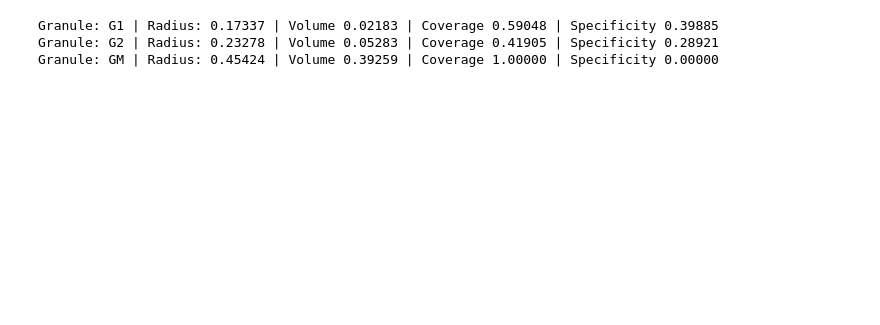
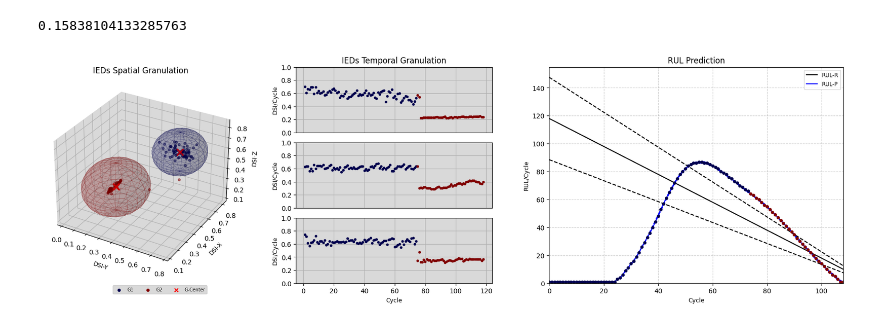
Before and after one commit to cduartes0203/Batteries_Prognostics, a Jupyter notebook: test_AutoCloudPred_R00.ipynb, the cells around one changed output. Cells and saved outputs as stored; diff of their text form; code cells hidden in the pictures; blank space fills up the shorter version.

```diff
--- a/test_AutoCloudPred_R00.ipynb
+++ b/test_AutoCloudPred_R00.ipynb
@@ -778,10 +872,26 @@ PlotSeriesPLY(ySeries=[teda.hiP,teda.hiU,teda.hiL])
+# %%
+params =  {'nI': 3, 'nR': 3, 'nO': 3, 'N1': 0.1, 'N2': 0.0001, 'N3': 0.001,
+            'τ': 23, 'mode': 'past', 'act': 'tanh'}
+
+nI,nR,nO,N1,N2,N3,τ,mode,act= list(params.values())
+X,Y,Z = PrepareDataPast2(RS,HI,n=nI,m=nO)
+
+teda=AutoCloud(m=2.5,nI=nI,nR=nR,nO=nO,ηS=[N1,N2,N3],mode=mode,
+               tau=τ,rho=0.01,eol=0.3,ref=len(sig)-nI,wtaG=True,wtaP=True)
+for j,_ in enumerate(X[:]):
+    teda.run(X[j])
+    teda.RULInterv(Y[j])
+    teda.Adapt(Y[j],Z[j])
+
+teda.RUL_Granularity()
+print(teda.V)
+#print(teda.vSum)
+#PlotDSI_2D_PLT(teda,ftrs=3,ncol=2,language='en')
+PlotDSI_3D_PLT(teda,language='en',anchor=(0.85, -0.05),ncol=5,xi=0,xf=108,yi=0,w=18,h=6)
+#PlotGranulesSpace(teda,w=800)
+# %% [output]
+0.15838104133285763
+[figure, added]
 # %%
 teda.c = np.append(teda.c,teda.gm)
 PlotGranulesSpace(teda,w=700,h=700)
-# %%
-for cloud in teda.c:
-    cloud.PrintParams()
-# %% [output]
-Granule: G1 | Radius: 0.17337 | Volume 0.02183 | Coverage 0.59048 | Specificity 0.39885
-Granule: G2 | Radius: 0.23278 | Volume 0.05283 | Coverage 0.41905 | Specificity 0.28921
-Granule: GM | Radius: 0.45424 | Volume 0.39259 | Coverage 1.00000 | Specificity 0.00000
```
Also changed, not shown: parts of 4 cells of this notebook, 4 other files.
